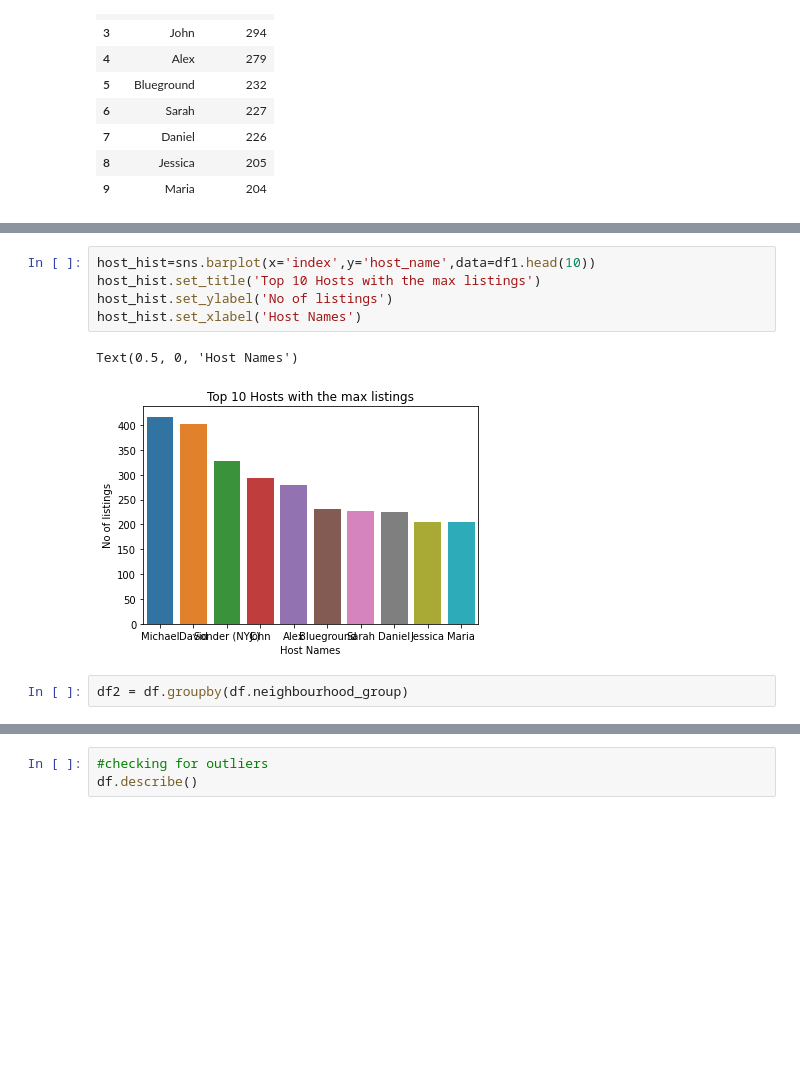
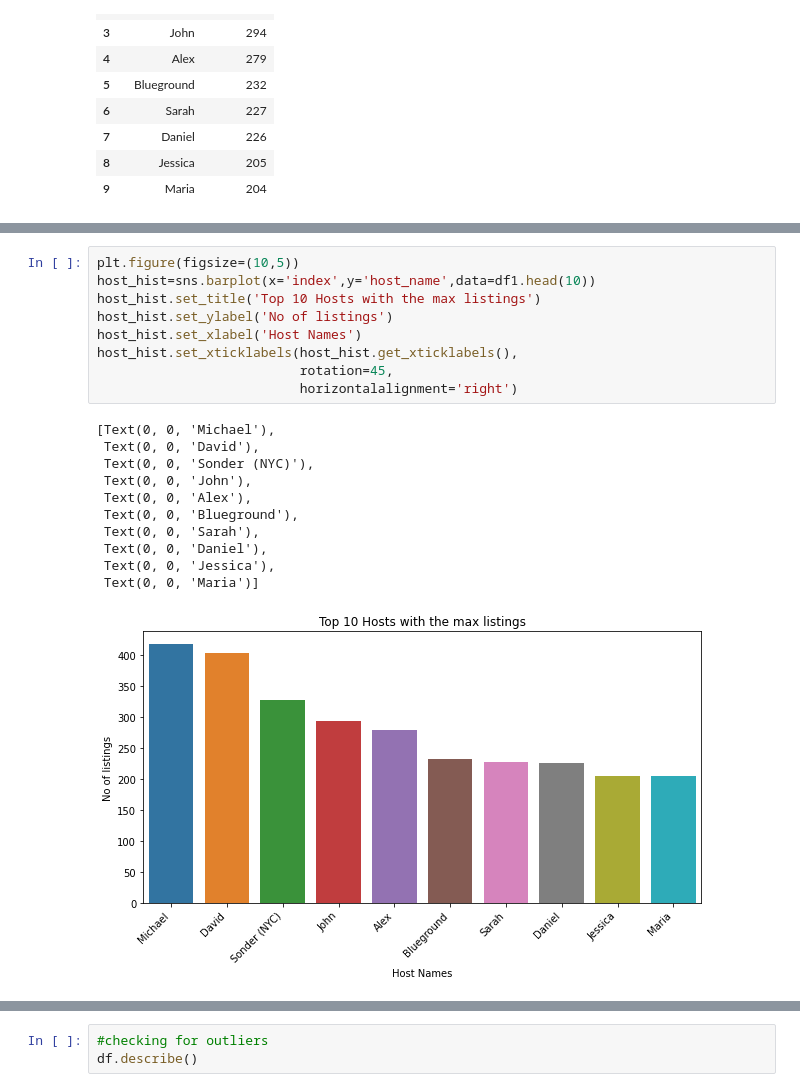
Before and after one commit to VaideswarReddy/Airbnb_data_analysis, a Jupyter notebook: Vaideswar_Reddy_Team_4_Capstone_Project.ipynb, the cells around one changed output, grey strips where cells are left out. Saved outputs shown, nothing was run; the diff lists cells and outputs as text; blank space fills up the shorter version.

```diff
--- a/Vaideswar_Reddy_Team_4_Capstone_Project.ipynb
+++ b/Vaideswar_Reddy_Team_4_Capstone_Project.ipynb
@@ -144,10 +153,21 @@ df1.head(10)
 # %%
+plt.figure(figsize=(10,5))
 host_hist=sns.barplot(x='index',y='host_name',data=df1.head(10))
 host_hist.set_title('Top 10 Hosts with the max listings')
 host_hist.set_ylabel('No of listings')
 host_hist.set_xlabel('Host Names')
+host_hist.set_xticklabels(host_hist.get_xticklabels(),
+                          rotation=45,
+                          horizontalalignment='right')
 # %% [output]
-Text(0.5, 0, 'Host Names')
+[Text(0, 0, 'Michael'),
+ Text(0, 0, 'David'),
+ Text(0, 0, 'Sonder (NYC)'),
+ Text(0, 0, 'John'),
+ Text(0, 0, 'Alex'),
+ Text(0, 0, 'Blueground'),
+ Text(0, 0, 'Sarah'),
+ Text(0, 0, 'Daniel'),
+ Text(0, 0, 'Jessica'),
+ Text(0, 0, 'Maria')]
-[figure, old version]
+[figure, new version]
-# %%
-df2 = df.groupby(df.neighbourhood_group)
```
Also changed, not shown: parts of 23 cells of this notebook.
